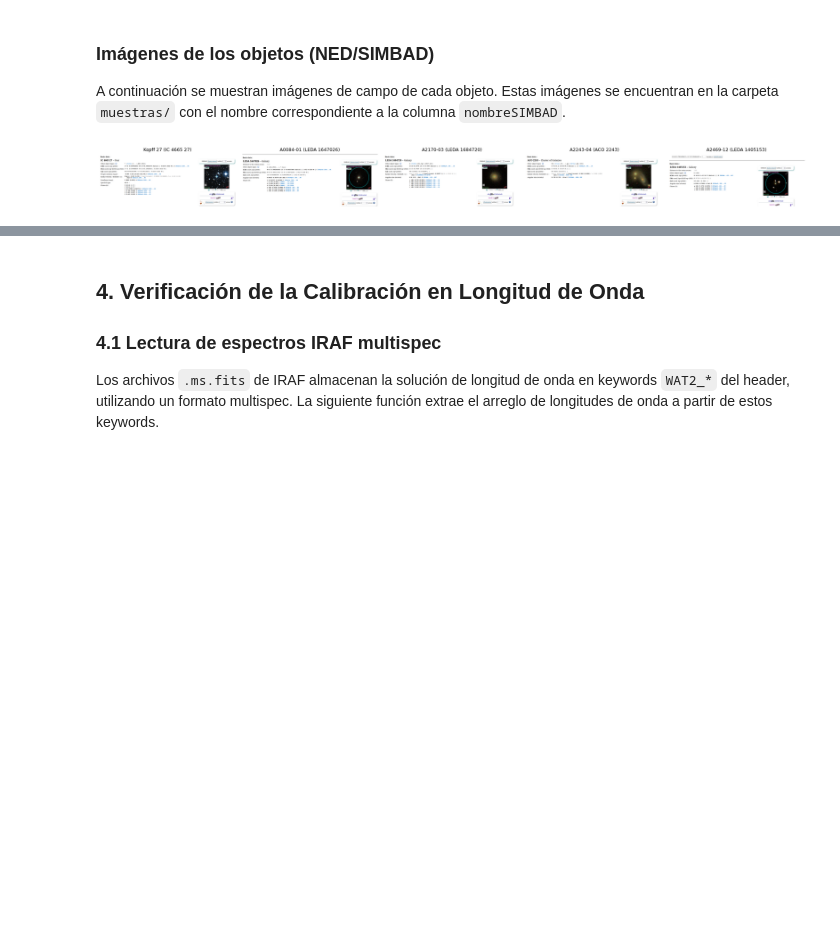
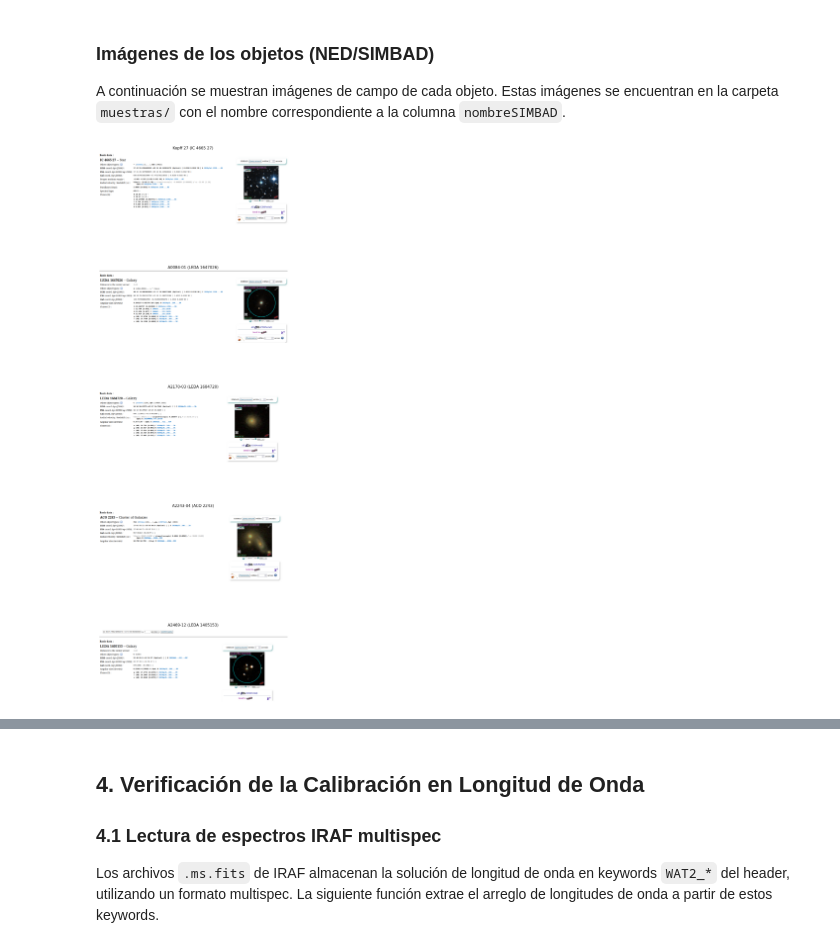
Before and after one commit to jennifergc/iraf_spectroscopic_data_reduction, a Jupyter notebook: reporte_reduccion_espectros.ipynb, the cells around one changed output, grey strips where cells are left out. Drawn from its saved outputs; the diff is of its cells as text; code cells hidden in the pictures; blank space fills up the shorter version.

```diff
--- a/reporte_reduccion_espectros.ipynb
+++ b/reporte_reduccion_espectros.ipynb
@@ -22,8 +22,16 @@ plt.rcParams.update({
     'ytick.labelsize': 11,
 })
 
-# Directorio base (notebook debe estar en practice/)
-BASE = os.path.dirname(os.path.abspath('__file__'))
+# Directorio base — robusto para VS Code + Jupyter
+try:
+    BASE = os.path.dirname(os.path.abspath(__file__))
+except NameError:
+    # En Jupyter/VS Code, usamos la variable especial __vsc_ipynb_file__
+    try:
+        BASE = os.path.dirname(os.path.abspath(__vsc_ipynb_file__))
+    except NameError:
+        BASE = os.getcwd()
+
 NOCHE2 = os.path.join(BASE, 'noche2')
 INDIV  = os.path.join(NOCHE2, 'individual')
 MUESTRAS = os.path.join(BASE, 'muestras')
@@ -32,4 +40,6 @@ DB = os.path.join(NOCHE2, 'database')
 print(f"Directorio base: {BASE}")
 print(f"Noche 2: {NOCHE2}")
 print(f"Individual: {INDIV}")
+print(f"Muestras: {MUESTRAS}")
+print(f"¿Muestras existe?: {os.path.exists(MUESTRAS)}")
 # %% [output]
@@ -94,24 +108,24 @@ A continuación se muestran imágenes de campo de cada objeto. Estas imágenes s
 # %%
 # Mostrar imágenes de los objetos si existen
 nombres_img = ['kopff27', 'LEDA1647026', 'LEDA1684720', 'ACO2243', 'LEDA1405153']
 titulos_img = ['Kopff 27 (IC 4665 27)', 'A0084-01 (LEDA 1647026)',
                'A2170-03 (LEDA 1684720)', 'A2243-04 (ACO 2243)', 'A2469-12 (LEDA 1405153)']
 
-fig, axes = plt.subplots(1, 5, figsize=(20, 4))
+fig, axes = plt.subplots(5, 1, figsize=(8, 25))
 for ax, nombre, titulo in zip(axes, nombres_img, titulos_img):
     img_path = os.path.join(MUESTRAS, f'{nombre}.png')
     if os.path.exists(img_path):
         img = plt.imread(img_path)
         ax.imshow(img)
-        ax.set_title(titulo, fontsize=9)
+        ax.set_title(titulo, fontsize=11)
     else:
         ax.text(0.5, 0.5, f'{nombre}.png\nno encontrado', ha='center', va='center', transform=ax.transAxes)
-        ax.set_title(titulo, fontsize=9)
+        ax.set_title(titulo, fontsize=11)
     ax.axis('off')
 plt.tight_layout()
 plt.show()
 # %% [output]
-[figure, old version]
+[figure, new version]
 # %% [markdown]
 ## 3. Resumen de la Reducción
 
```
Also changed, not shown: parts of 4 cells of this notebook.
